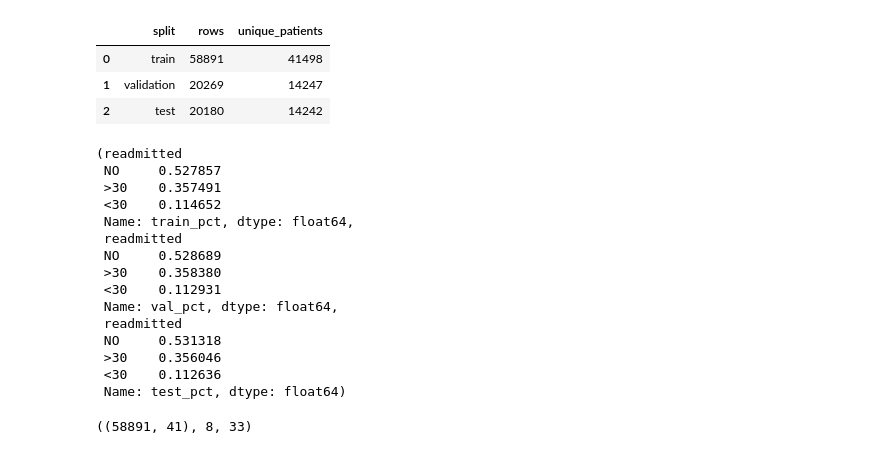
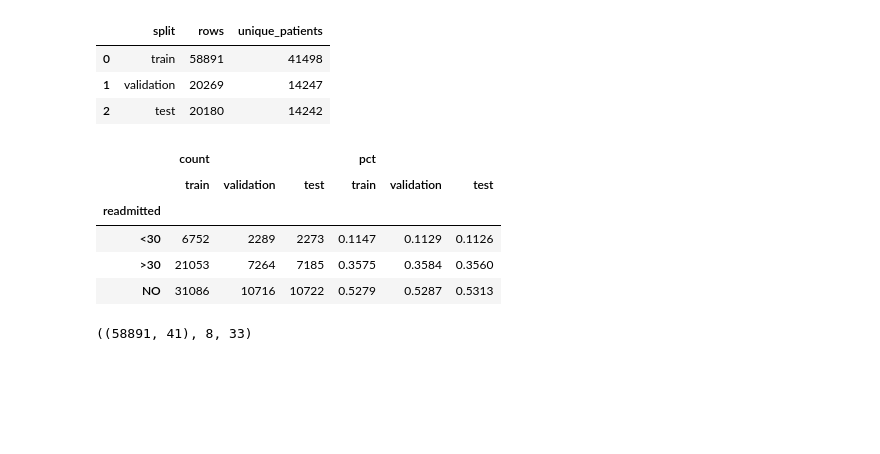
Before and after one commit to votsun/diabetes-classification-project, a Jupyter notebook: src/random_forest.ipynb, the cells around one changed output. Drawn from its saved outputs; the diff is of its cells as text; code cells hidden in the pictures; blank space fills up the shorter version.

```diff
--- a/src/random_forest.ipynb
+++ b/src/random_forest.ipynb
@@ -150,25 +153,27 @@ pd.DataFrame({
 | 1 | validation | 20269 | 14247 |
 | 2 | test | 20180 | 14242 |
 # %%
-train_raw[TARGET].value_counts(normalize=True).rename('train_pct'), \
-val_raw[TARGET].value_counts(normalize=True).rename('val_pct'), \
-test_raw[TARGET].value_counts(normalize=True).rename('test_pct')
+class_balance_df = pd.concat({
+    'count': pd.DataFrame({
+        'train': train_raw[TARGET].value_counts().sort_index(),
+        'validation': val_raw[TARGET].value_counts().sort_index(),
+        'test': test_raw[TARGET].value_counts().sort_index(),
+    }),
+    'pct': pd.DataFrame({
+        'train': train_raw[TARGET].value_counts(normalize=True).sort_index(),
+        'validation': val_raw[TARGET].value_counts(normalize=True).sort_index(),
+        'test': test_raw[TARGET].value_counts(normalize=True).sort_index(),
+    }).round(4),
+}, axis=1)
+
+class_balance_df
 # %% [output]
-(readmitted
- NO     0.527857
- >30    0.357491
- <30    0.114652
- Name: train_pct, dtype: float64,
- readmitted
- NO     0.528689
- >30    0.358380
- <30    0.112931
- Name: val_pct, dtype: float64,
- readmitted
- NO     0.531318
- >30    0.356046
- <30    0.112636
- Name: test_pct, dtype: float64)
+|  | count |  |  | pct |  |  |
+|  | train | validation | test | train | validation | test |
+| readmitted |  |  |  |  |  |  |
+| <30 | 6752 | 2289 | 2273 | 0.1147 | 0.1129 | 0.1126 |
+| >30 | 21053 | 7264 | 7185 | 0.3575 | 0.3584 | 0.3560 |
+| NO | 31086 | 10716 | 10722 | 0.5279 | 0.5287 | 0.5313 |
 # %%
 specialty_keepers = set(
     train_raw['medical_specialty']
```
Also changed, not shown: parts of 16 cells of this notebook.
